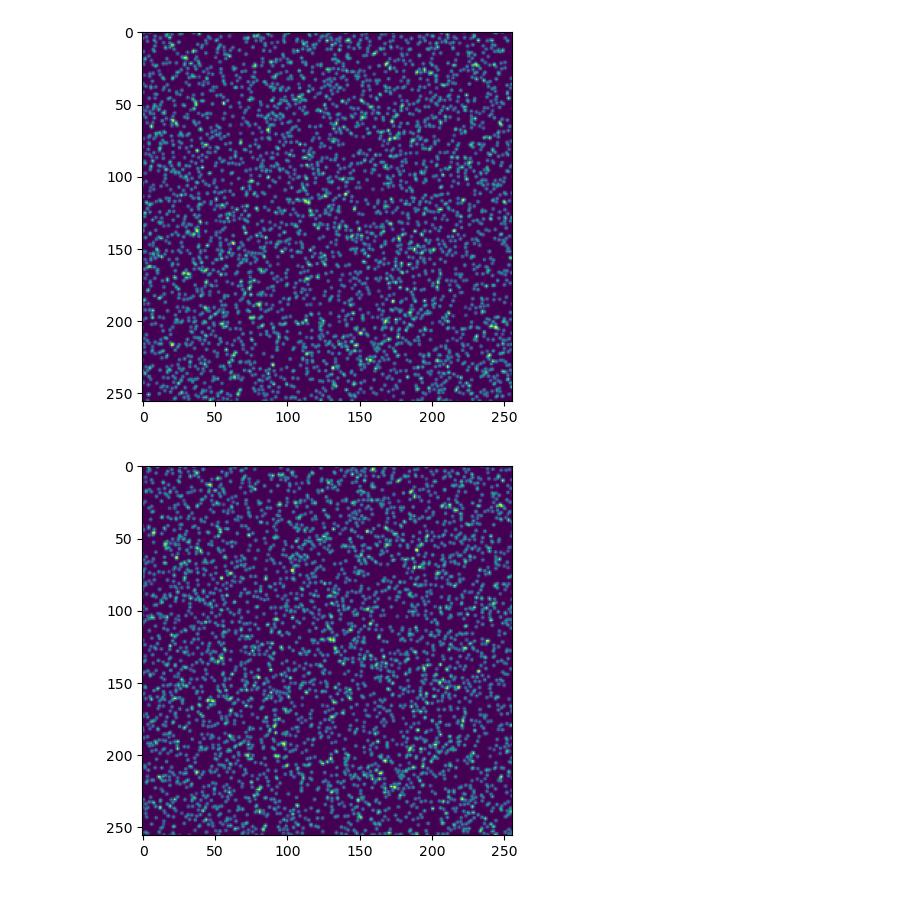
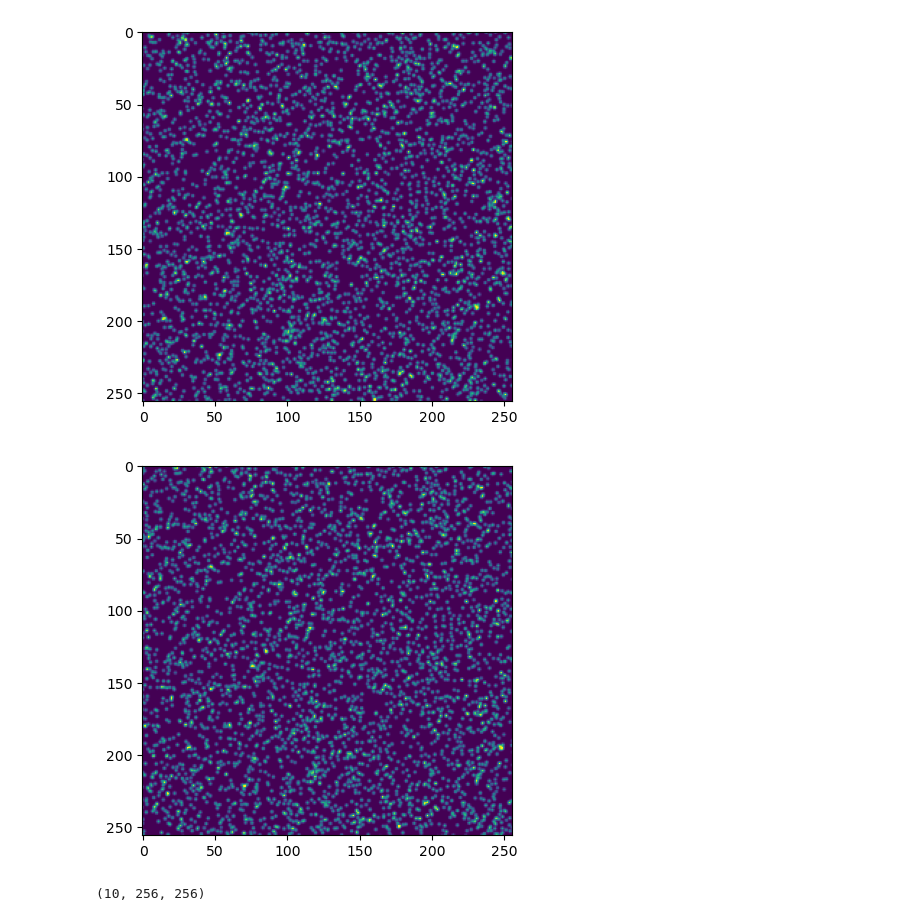
Before and after one commit to ShampooDeng/RAFT-SS-PIV-DEV, a Jupyter notebook: PIG/testPIG.ipynb, the cells around one changed output. Drawn from its saved outputs; the diff is of its cells as text; code cells hidden in the pictures.

```diff
--- a/PIG/testPIG.ipynb
+++ b/PIG/testPIG.ipynb
@@ -9,7 +9,7 @@ parser = argparse.ArgumentParser()
 # styles = ['lamb_oseen', 'sin_flow']
 # styles = ['lamb_oseen']
 styles = ['sin_flow']
-gammas = [100.0 ,250.0 ,500.0 ,1e3 , 2e3, 3e3, 4e3, 5e3, 6e3, 7e3]
+gammas = [1e2 ,2.5e2 ,5e2 ,1e3 , 2e3, 3e3, 4e3, 5e3, 6e3, 7e3]
 scale = [1., 1.5, 2., 2.5, 5.0, 7.5, 10., 12.5, 15, 17.5]
 
 # config = AttrDict
@@ -27,43 +27,71 @@ parser.add_argument('--img_sz',type=tuple,default=(256,256),
                     help='image size')
 parser.add_argument('--ppp',type=float,default=0.06,
                     help='particle per pixel')
 parser.add_argument('--dp',type=float,default=2.5,
                     help='todo')
 parser.add_argument('--d_std',type=float,default=0.1,
                     help='todo')
 parser.add_argument('--i_std',type=float,default=.1,
                     help='todo')
 parser.add_argument('--miss_ratio',type=float,default=.1,
                     help='todo')
 parser.add_argument('--style',type=str,default='lamb_oseen',
                     help='lamb-oseen or sin-flow to generate')
 parser.add_argument('--gamma',type=float,default=5e3,
                     help='gamma for particles')
 parser.add_argument('--scale',type=int,default=10,
                     help='todo')
 config = parser.parse_args([])
 
+# for style in styles:
+#     config.style = style
+#     for i in range(10):
+#         if style == 'sin_flow':
+#             config.scale = scale[i]
+#             info = f"sin_{scale[i]}"
+#         elif style == 'lamb_oseen':
+#             config.gamma = gammas[i]
+#             info = f"oseen_{gammas[i]}"
+
+#         img1, img2, u, v = PIG.gen_image_pair(config)
+#         # cv2.imwrite(info+'img1.png', img1)
+#         # cv2.imwrite(info+'img2.png', img2)
+#         np.savez(info+'.npz', img1=img1, img2=img2, u=u, v=v)
+#
 for style in styles:
     config.style = style
-    for i in range(10):
+    param = []
+    if style == 'sin_flow':
+        param = scale
+        prefix = 'sin_'
+    elif style == 'lamb_oseen':
+        param = gammas
+        prefix = 'oseen_'
+
+    for i in range(len(param)):
+        img1, img2, u, v = [], [], [], []
+
         if style == 'sin_flow':
-            config.scale = scale[i]
-            info = f"sin_{scale[i]}"
+            config.scale = param[i]
         elif style == 'lamb_oseen':
-            config.gamma = gammas[i]
-            info = f"oseen_{gammas[i]}"
-
-        img1, img2, u, v = PIG.gen_image_pair(config)
-        # cv2.imwrite(info+'img1.png', img1)
-        # cv2.imwrite(info+'img2.png', img2)
+            config.gammas = param[i]
+        info = prefix + str(param[i])
+        for j in range(10):
+            image1, image2, flowu, flowv = PIG.gen_image_pair(config)
+            img1.append(image1)
+            img2.append(image2)
+            u.append(flowu)
+            v.append(flowv)
+        img1, img2, u, v = [np.array(item) for item in [img1, img2, u, v]]
         np.savez(info+'.npz', img1=img1, img2=img2, u=u, v=v)
 
+
 plt.figure()
-plt.imshow(img1)
+plt.imshow(img1[0,...])
 plt.figure()
-plt.imshow(img2)
+plt.imshow(img2[0,...])
 
 plt.show()
 # %% [output]
-[figure, old version]
+[figure, new version]
-[figure, old version]
+[figure, new version]
@@ -69,0 +100,4 @@ plt.show()
+# %%
+data['img1'].shape
+# %% [output]
+(10, 256, 256)
```
Also changed, not shown: parts of 1 cell of this notebook.
